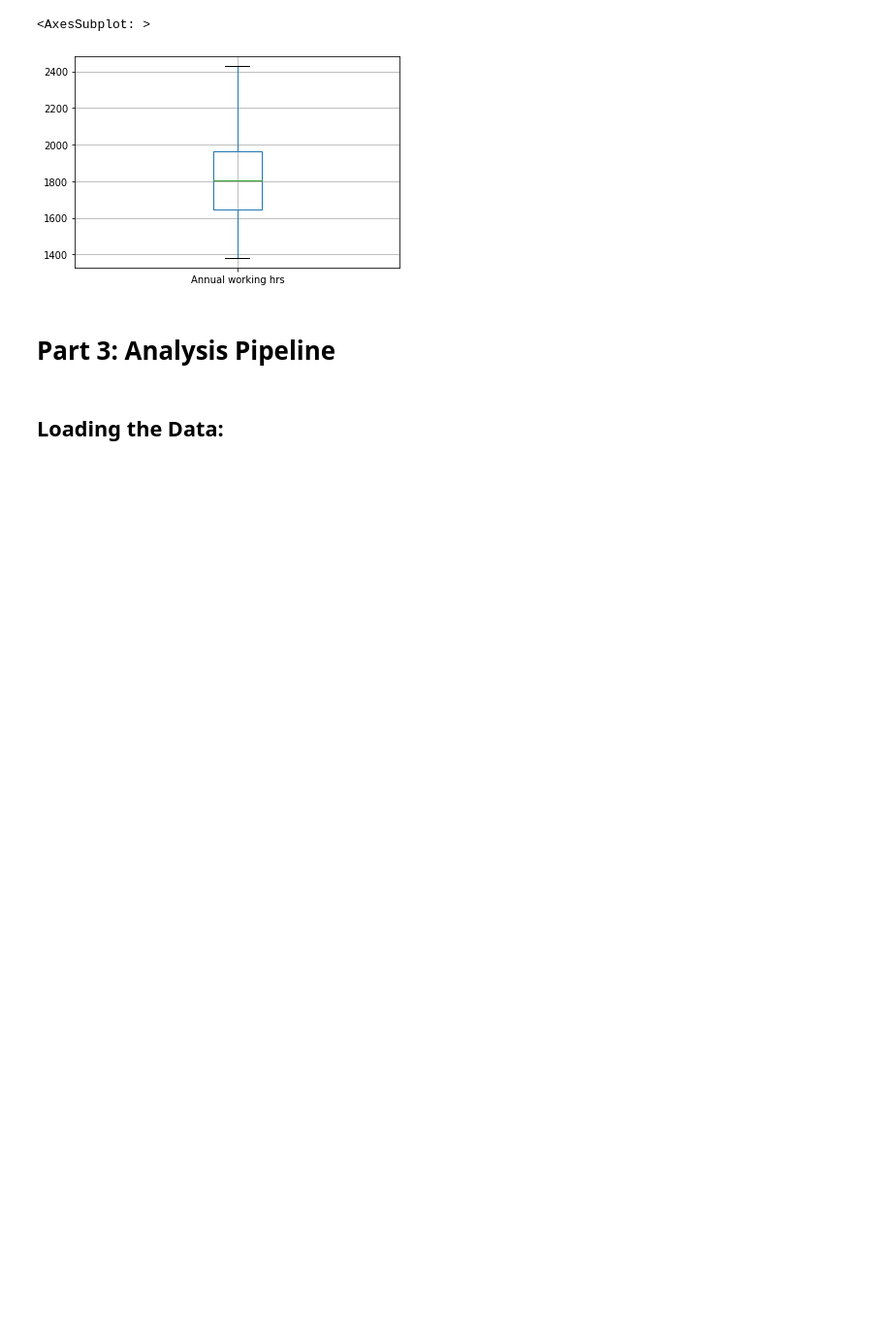
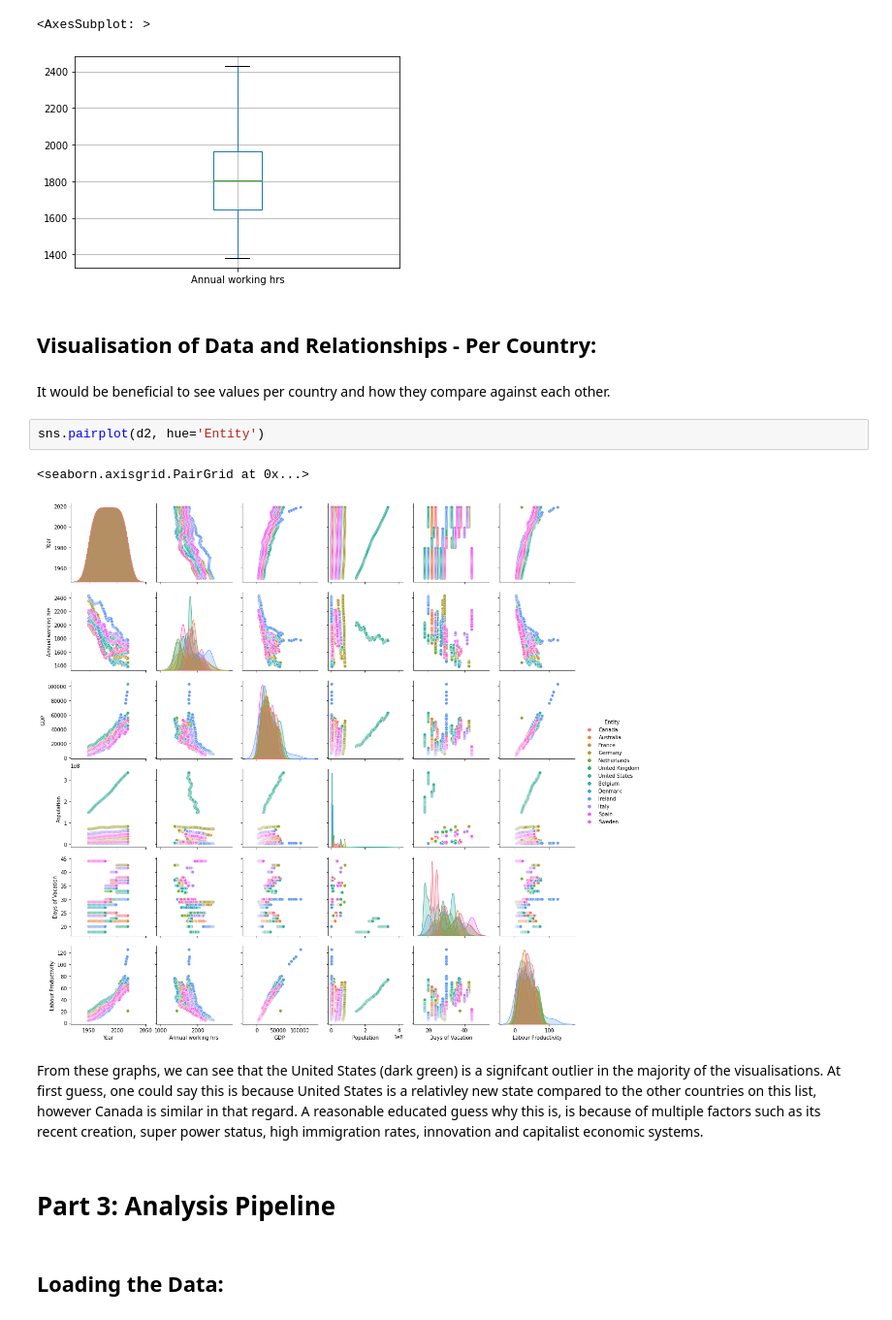
Before and after one commit to ubco-W2022T1-cosc301/project-group17, a Jupyter notebook: notebooks/analysis3.ipynb, the cells around one changed output. Shown at 97% size. Saved outputs shown, nothing was run; the diff lists cells and outputs as text; blank space fills up the shorter version.

```diff
--- a/notebooks/analysis3.ipynb
+++ b/notebooks/analysis3.ipynb
@@ -222,6 +239,17 @@ d2.boxplot('Annual working hrs')
 # %% [output]
 <AxesSubplot: >
 [figure]
+# %% [markdown]
+## Visualisation of Data and Relationships - Per Country:
+# %% [markdown]
+It would be beneficial to see values per country and how they compare against each other.
+# %%
+sns.pairplot(d2, hue='Entity')
+# %% [output]
+<seaborn.axisgrid.PairGrid at 0x...>
+[figure, added]
+# %% [markdown]
+From these graphs, we can see that the United States (dark green) is a signifcant outlier in the majority of the visualisations. At first guess, one could say this is because United States is a relativley new state compared to the other countries on this list, however Canada is similar in that regard. A reasonable educated guess why this is, is because of multiple factors such as its recent creation, super power status, high immigration rates, innovation and capitalist economic systems.
 # %% [markdown]
 # Part 3: Analysis Pipeline
 # %% [markdown]
```
Also changed, not shown: parts of 7 cells of this notebook.
